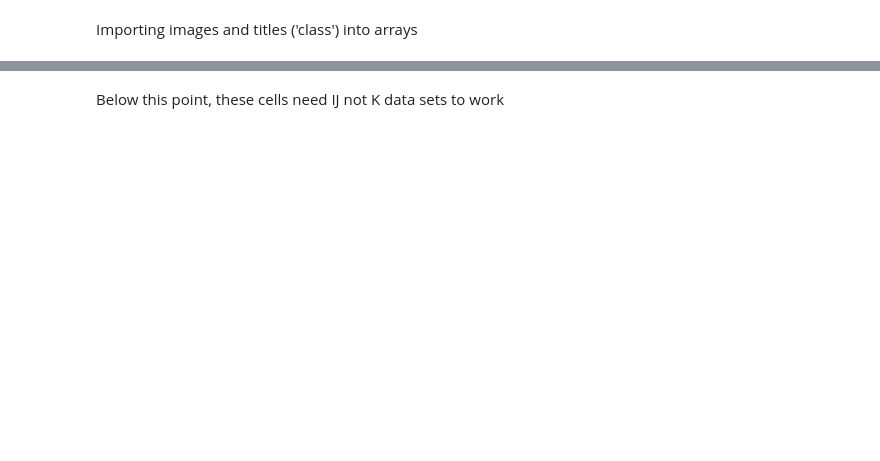
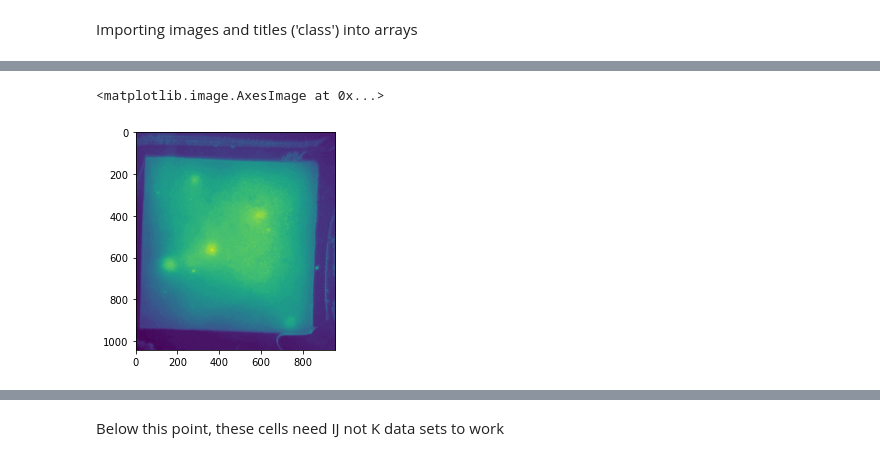
Before and after one commit to thisorrthat/QIAML, a Jupyter notebook: Images_Dataframe.ipynb, the cells around one changed output, grey strips where cells are left out. Drawn from its saved outputs; the diff is of its cells as text; code cells hidden in the pictures; blank space fills up the shorter version.

```diff
--- a/Images_Dataframe.ipynb
+++ b/Images_Dataframe.ipynb
@@ -35,0 +56,7 @@ img_data_array[0]
+# %%
+array2 = np.load('QIAML_All_Data.npy', allow_pickle=True) #validating save by reloading array
+# %%
+plt.imshow(array2[0][0]) #validating save by reloading array
+# %% [output]
+<matplotlib.image.AxesImage at 0x...>
+[figure, added]
```
Also changed, not shown: parts of 13 cells of this notebook.
